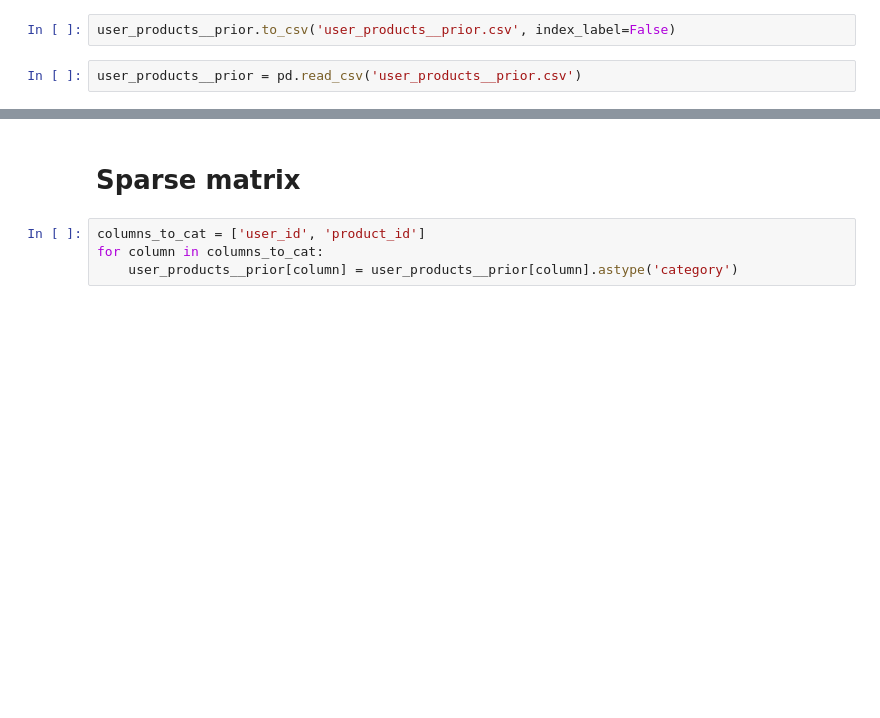
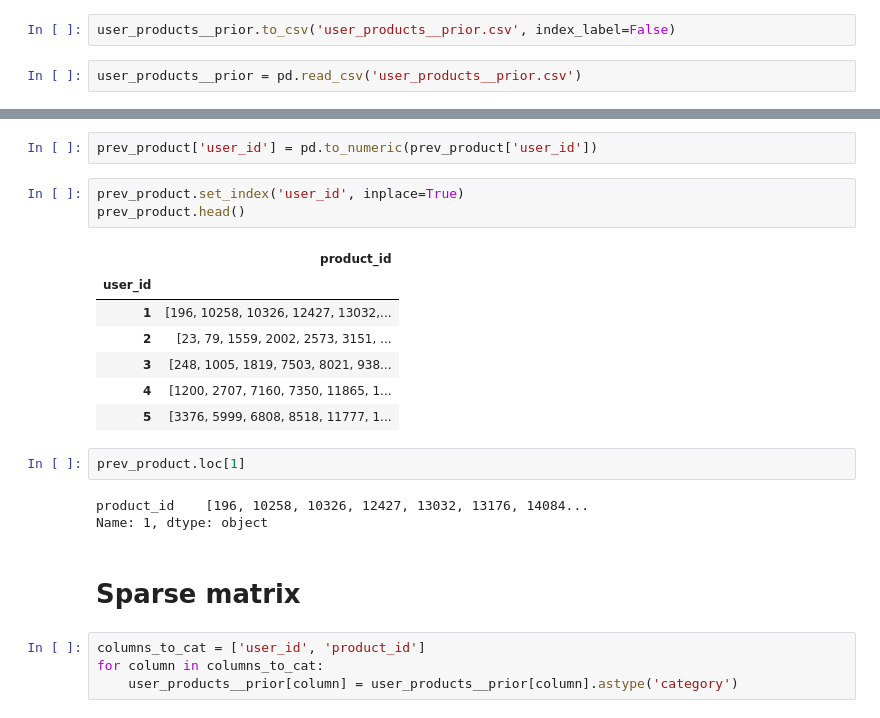
Before and after one commit to paw-lu/Instacart-data, a Jupyter notebook: Recommender/SVD-v2.ipynb, the cells around one changed output, grey strips where cells are left out. Saved outputs shown, nothing was run; the diff lists cells and outputs as text; blank space fills up the shorter version.

```diff
--- a/Recommender/SVD-v2.ipynb
+++ b/Recommender/SVD-v2.ipynb
@@ -156,3 +178,21 @@ user_products__prior = pd.read_csv('user_products__prior.csv')
+# %%
+prev_product['user_id'] = pd.to_numeric(prev_product['user_id'])
+# %%
+prev_product.set_index('user_id', inplace=True)
+prev_product.head()
+# %% [output]
+|  | product_id |
+| user_id |  |
+| 1 | [196, 10258, 10326, 12427, 13032,... |
+| 2 | [23, 79, 1559, 2002, 2573, 3151, ... |
+| 3 | [248, 1005, 1819, 7503, 8021, 938... |
+| 4 | [1200, 2707, 7160, 7350, 11865, 1... |
+| 5 | [3376, 5999, 6808, 8518, 11777, 1... |
+# %%
+prev_product.loc[1]
+# %% [output]
+product_id    [196, 10258, 10326, 12427, 13032, 13176, 14084...
+Name: 1, dtype: object
 # %% [markdown]
 # Sparse matrix
 # %%
```
Also changed, not shown: parts of 26 cells of this notebook, 1 other file.
